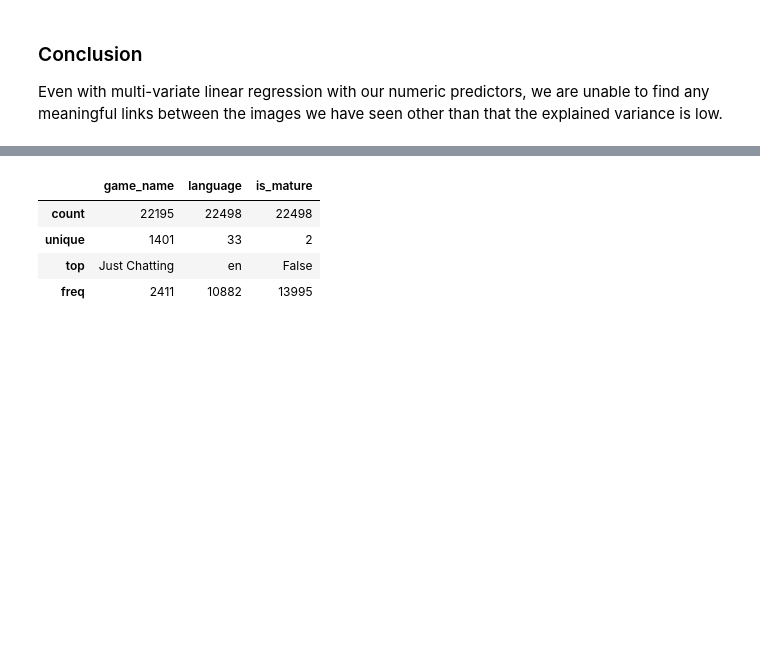
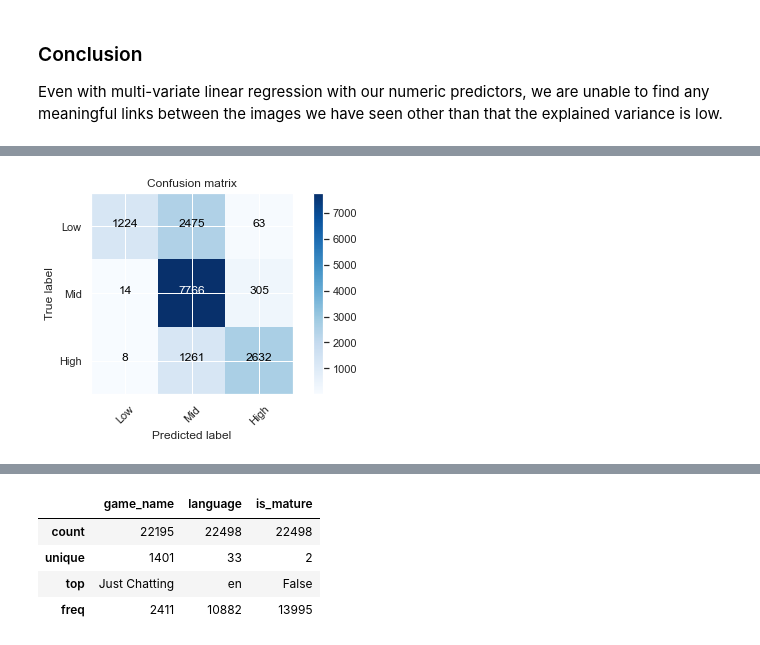
Before and after one commit to whysilon/SC1015proj, a Jupyter notebook: Twitch_SERIOUS.ipynb, the cells around one changed output, grey strips where cells are left out. Drawn from its saved outputs; the diff is of its cells as text; code cells hidden in the pictures; blank space fills up the shorter version.

```diff
--- a/Twitch_SERIOUS.ipynb
+++ b/Twitch_SERIOUS.ipynb
@@ -638,0 +682,13 @@ Even with multi-variate linear regression with our numeric predictors, we are un
+# %%
+# Import the encoder from sklearn
+from sklearn.preprocessing import OneHotEncoder
+ohe = OneHotEncoder()
+
+# OneHotEncoding of categorical predictors (not the response)
+expData_cat = expData[['is_mature','game_name','language']]
+ohe.fit(expData_cat)
+expData_cat_ohe = pd.DataFrame(ohe.transform(expData_cat).toarray(),
+                                  columns=ohe.get_feature_names(expData_cat.columns))
+
+# Check the encoded variables
+expData_cat_ohe.info()
@@ -638,0 +701,6 @@ Even with multi-variate linear regression with our numeric predictors, we are un
+# %%
+expData_num = expData[['total_views','follow_count']]
+expData_res = expData['viewer_count_cat']
+expData_ohe = pd.concat([expData_num,expData_res,expData_cat_ohe],
+                           sort = False, axis = 1).reindex(index=expData_num.index)
+expData_ohe.info()
@@ -638,0 +752,54 @@ Even with multi-variate linear regression with our numeric predictors, we are un
+# %%
+# Import confusion_matrix from Scikit-Learn
+from sklearn.metrics import confusion_matrix
+
+def plot_confusion_matrix(cm, classes,
+                          normalize=False,
+                          title='Confusion matrix',
+                          cmap=plt.cm.Blues):
+    """
+    This function prints and plots the confusion matrix.
+    Normalization can be applied by setting `normalize=True`.
+    """
+    import itertools
+    if normalize:
+        cm = cm.astype('float') / cm.sum(axis=1)[:, np.newaxis]
+        print("Normalized confusion matrix")
+    else:
+        print('Confusion matrix, without normalization')
+
+    print(cm)
+
+    plt.imshow(cm, interpolation='nearest', cmap=cmap)
+    plt.title(title)
+    plt.colorbar()
+    tick_marks = np.arange(len(classes))
+    plt.xticks(tick_marks, classes, rotation=45)
+    plt.yticks(tick_marks, classes)
+
+    fmt = '.2f' if normalize else 'd'
+    thresh = cm.max() / 2.
+    for i, j in itertools.product(range(cm.shape[0]), range(cm.shape[1])):
+        plt.text(j, i, format(cm[i, j], fmt),
+                 horizontalalignment="center",
+                 color="white" if cm[i, j] > thresh else "black")
+
+    plt.ylabel('True label')
+    plt.xlabel('Predicted label')
+    plt.tight_layout()
+
+y_train_pred = rforest.predict(X_train)
+
+# Print the Classification Accuracy
+print("Train Data")
+print("Accuracy  :\t", rforest.score(X_train, y_train))
+print()
+
+cmTrain = confusion_matrix(y_train, y_train_pred,labels = ['Low','Mid','High'])
+np.set_printoptions(precision=2)
+
+# Plot non-normalized confusion matrix
+plt.figure()
+plot_confusion_matrix(cmTrain, classes=['Low', 'Mid', 'High'],
+                      title='Confusion matrix')
+# %% [output]
@@ -638,0 +813 @@ Even with multi-variate linear regression with our numeric predictors, we are un
+[figure, added]
```
Also changed, not shown: parts of 12 cells of this notebook.
